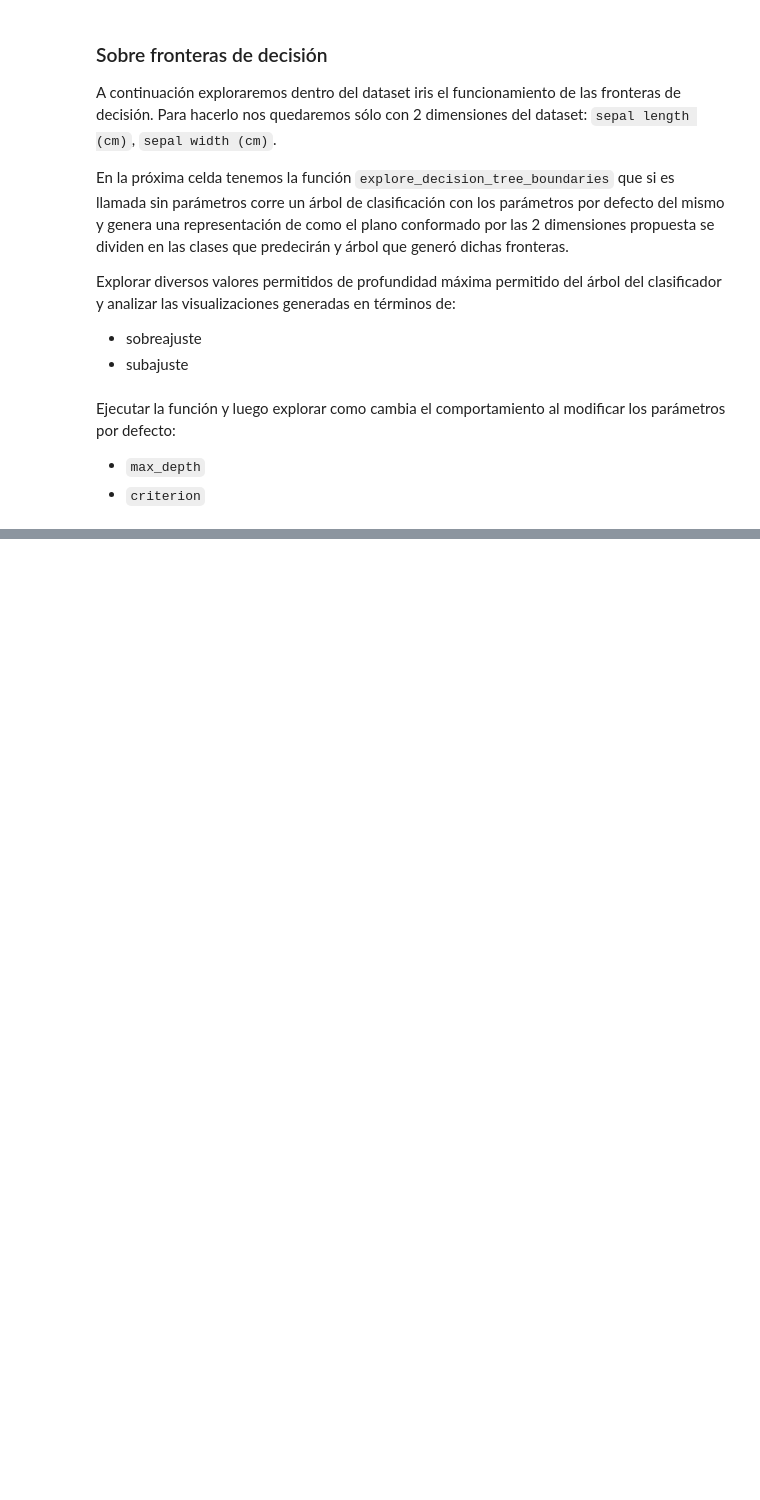
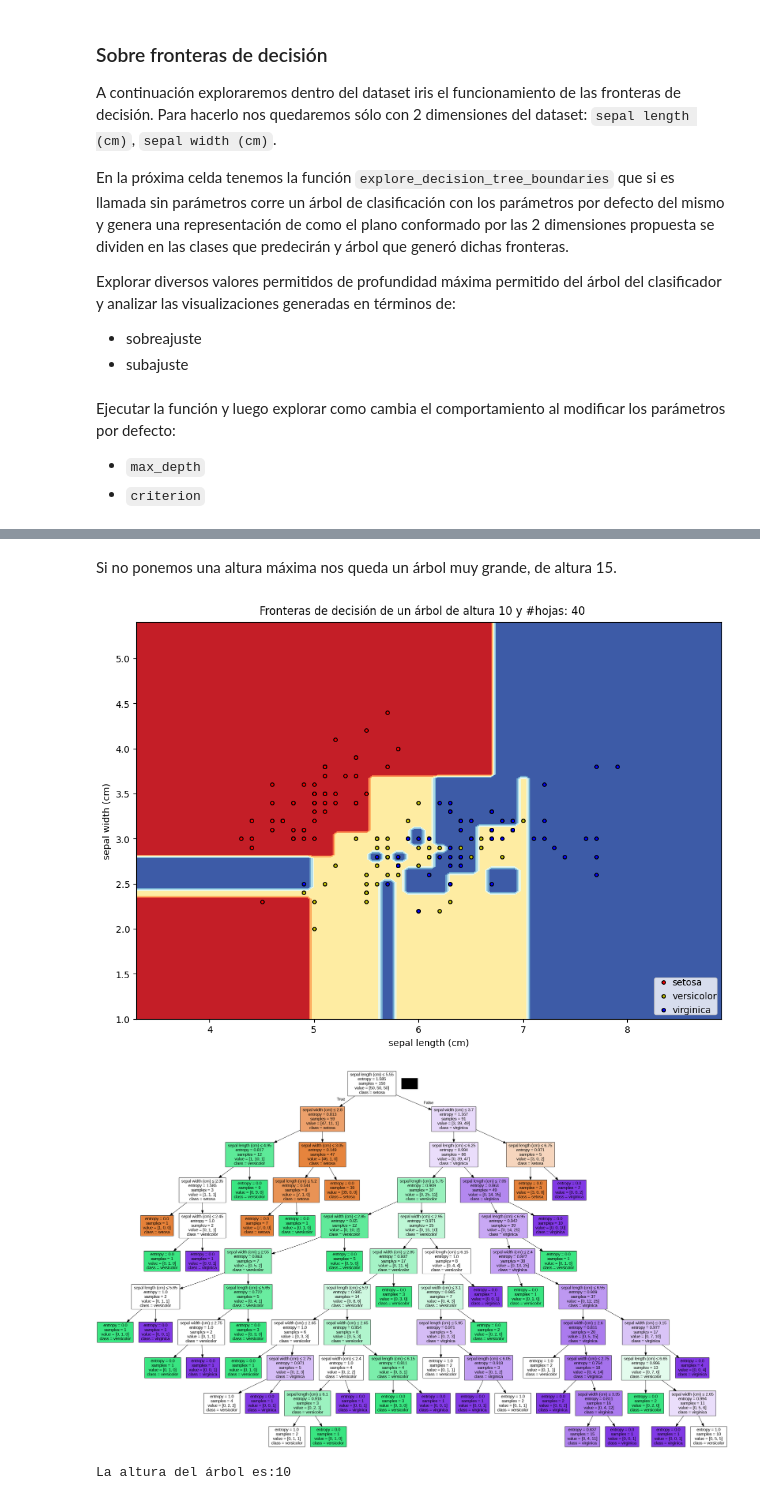
Before and after one commit to solcalloni/machine-learning, a Jupyter notebook: notebook_03_arboles_de_decision_sklearn-published.ipynb, the cells around one changed output, grey strips where cells are left out. Saved outputs shown, nothing was run; the diff lists cells and outputs as text; code cells hidden in the pictures; blank space fills up the shorter version.

```diff
--- a/notebook_03_arboles_de_decision_sklearn-published.ipynb
+++ b/notebook_03_arboles_de_decision_sklearn-published.ipynb
@@ -686,0 +677,8 @@ InvocationException: GraphViz's executables not found
+# %% [markdown]
+Si no ponemos una altura máxima nos queda un árbol muy grande, de altura 15.
+# %%
+explore_decision_tree_boundaries(10)
+# %% [output]
+[figure, added]
+[figure, added]
+La altura del árbol es:10
```
Also changed, not shown: parts of 16 cells of this notebook.
